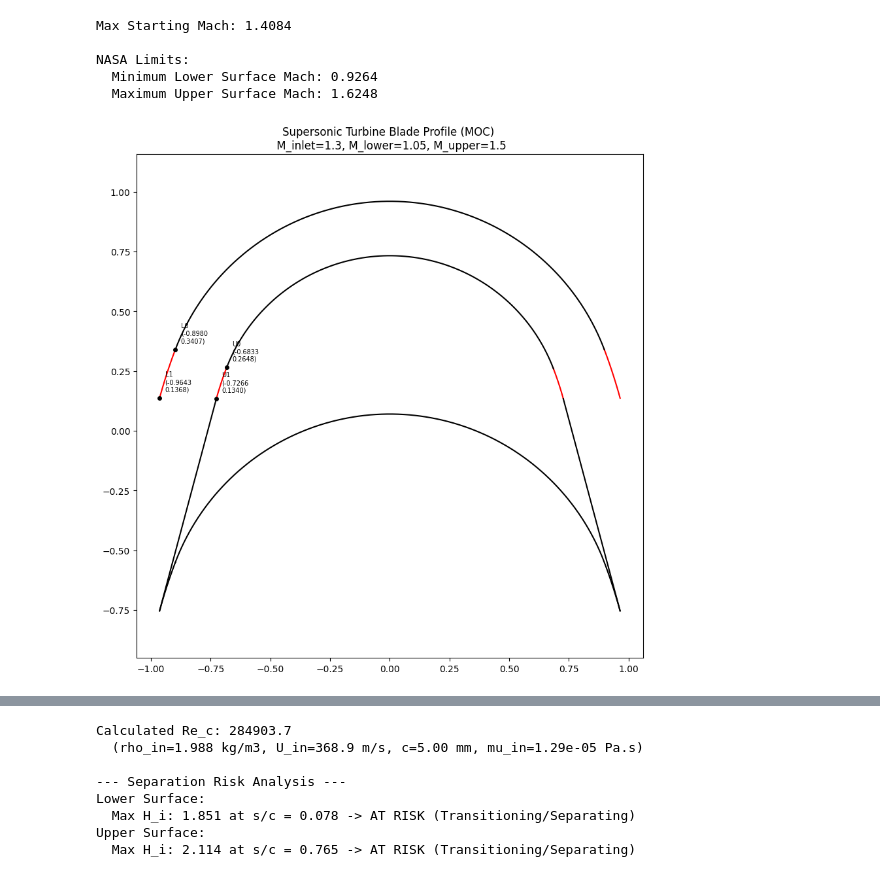
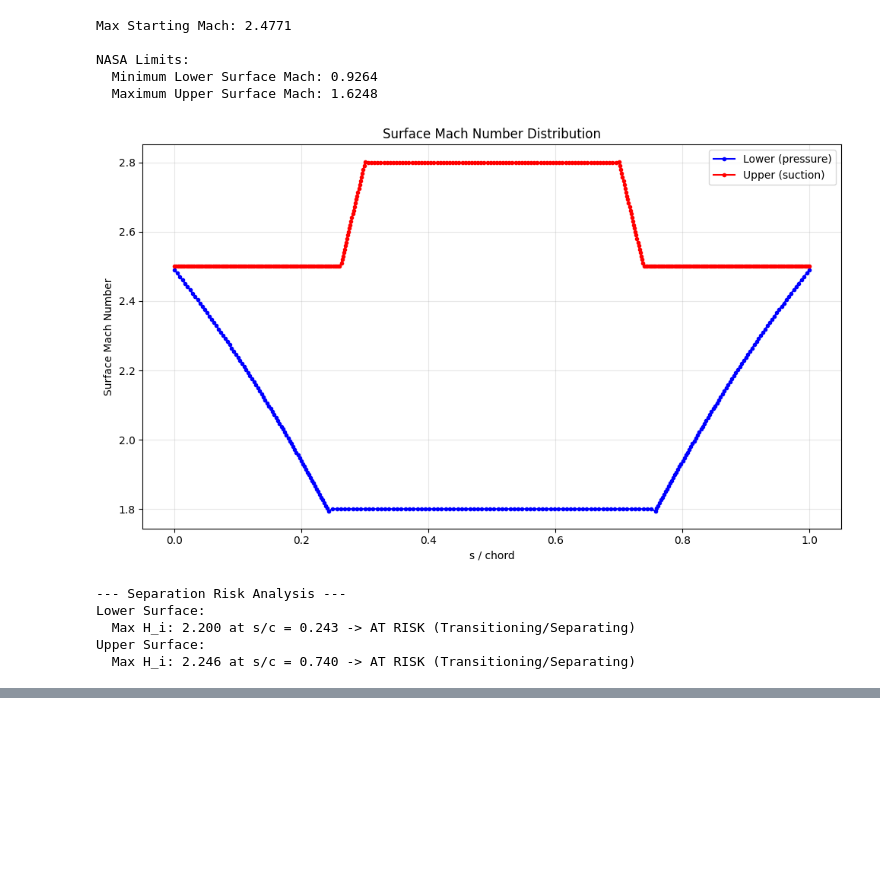
Before and after one commit to LpHiX/FYPTurbine, a Jupyter notebook: turbinemoc - Copy.ipynb, the cells around one changed output, grey strips where cells are left out. Saved outputs shown, nothing was run; the diff lists cells and outputs as text; code cells hidden in the pictures; blank space fills up the shorter version.

```diff
--- a/turbinemoc - Copy.ipynb
+++ b/turbinemoc - Copy.ipynb
@@ -16,14 +16,14 @@ importlib.reload(prop_components.turbinemoc)
 #     beta_inlet_deg=75.0,
 #     dv=0.004
 # )
-# moc = SupersonicTurbineMOC(
-#     gamma=1.4,
-#     mach_inlet=2.5,
-#     mach_lower=1.8,
-#     mach_upper=2.8,
-#     beta_inlet_deg=70.0,
-#     dv=0.004
-# )
+moc = SupersonicTurbineMOC(
+    gamma=1.4,
+    mach_inlet=2.5,
+    mach_lower=1.8,
+    mach_upper=2.8,
+    beta_inlet_deg=70.0,
+    dv=0.004
+)
 # moc = SupersonicTurbineMOC(
 #     gamma=1.4,
 #     mach_inlet=1.7,
@@ -34,14 +34,14 @@ importlib.reload(prop_components.turbinemoc)
 # )
 
 
-moc = SupersonicTurbineMOC(
-    gamma=1.4,
-    mach_inlet=1.3,
-    mach_lower=1.05,
-    mach_upper=1.5,
-    beta_inlet_deg=75.0,
-    dv=0.004
-)
+# moc = SupersonicTurbineMOC(
+#     gamma=1.4,
+#     mach_inlet=1.3,
+#     mach_lower=1.05,
+#     mach_upper=1.5,
+#     beta_inlet_deg=75.0,
+#     dv=0.004
+# )
 
 # 1. Generate Coordinates
 coords = moc.generate()
@@ -58,36 +58,41 @@ print(f"Max Starting Mach: {start_results['M_inlet_max']:.4f}")
 Ml_min, Mu_max = SupersonicTurbineMOC.get_nasa_limits(mach_inlet=1.3, gamma=1.4)
 print(f"\nNASA Limits:")
 print(f"  Minimum Lower Surface Mach: {Ml_min:.4f}")
 print(f"  Maximum Upper Surface Mach: {Mu_max:.4f}")
 
 # 4. Plot (unrotated frame by default, pass unrotated=False for rotated)
-moc.plot_blade(unrotated=False, full_passage=True, plot_characteristics=False)
+# moc.plot_blade(unrotated=False, full_passage=True, plot_characteristics=False)
 moc.surface_mach_distribution(plot=True)
 
 turbine = Turbine(
     P=2600,
     RPM=20000,
     d_mean_mm=95,
     mdot=0.0428,
     beta_deg=15.0,
     doa=0.15,
     p_e=1.1e5
 )
 turbine.from_inert_gas_real(R=287, gam=1.4, T01=300, nozzles=3)
 profiler = DisplacedBladeProfiler(turbine, moc, bl_method='sasman_cresci')
 
 # Evaluate boundary layers and run displacement
-profiler.evaluate_boundary_layers()
-profiler.displace_contour()
+profiler.evaluate_boundary_layers(re_chord=35000, Hi_0=1.8, theta_0_test=10)
+# profiler.displace_contour()
 
 # Separation Risk
 profiler.analyze_separation_risk()
-profiler.plot_displaced_contour()
+# profiler.plot_displaced_contour()
 profiler.plot_boundary_layer_parameters()
 # %% [output]
-Max Starting Mach: 1.4084
+Max Starting Mach: 2.4771
 
 NASA Limits:
   Minimum Lower Surface Mach: 0.9264
   Maximum Upper Surface Mach: 1.6248
-[figure, old version]
+[figure, new version]
+--- Separation Risk Analysis ---
+Lower Surface:
+  Max H_i: 2.200 at s/c = 0.243 -> AT RISK (Transitioning/Separating)
+Upper Surface:
+  Max H_i: 2.246 at s/c = 0.740 -> AT RISK (Transitioning/Separating)
@@ -95,8 +99,0 @@ NASA Limits:
-Calculated Re_c: 284903.7
-  (rho_in=1.988 kg/m3, U_in=368.9 m/s, c=5.00 mm, mu_in=1.29e-05 Pa.s)
-
---- Separation Risk Analysis ---
-Lower Surface:
-  Max H_i: 1.851 at s/c = 0.078 -> AT RISK (Transitioning/Separating)
-Upper Surface:
-  Max H_i: 2.114 at s/c = 0.765 -> AT RISK (Transitioning/Separating)
```
Also changed, not shown: parts of 1 cell of this notebook, 34 other files.
